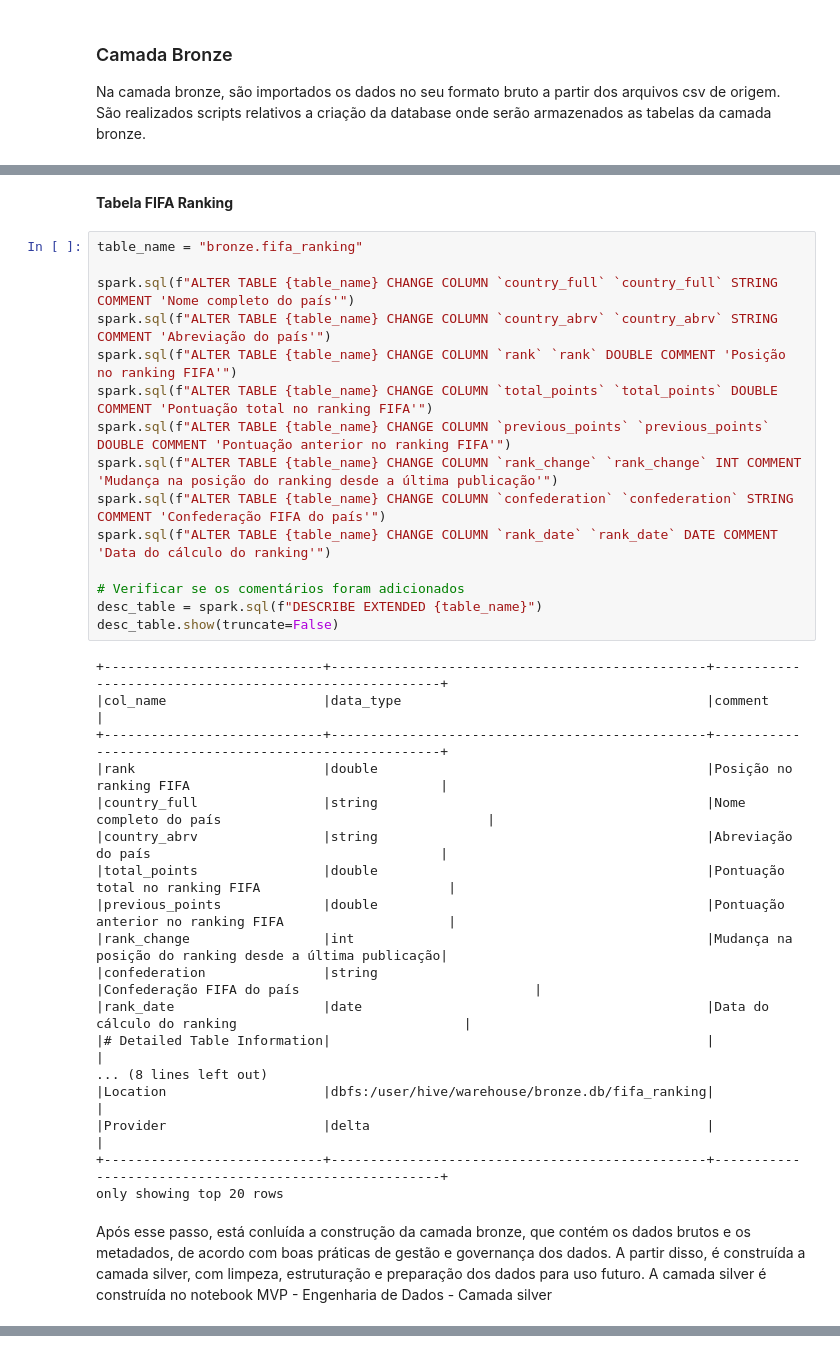
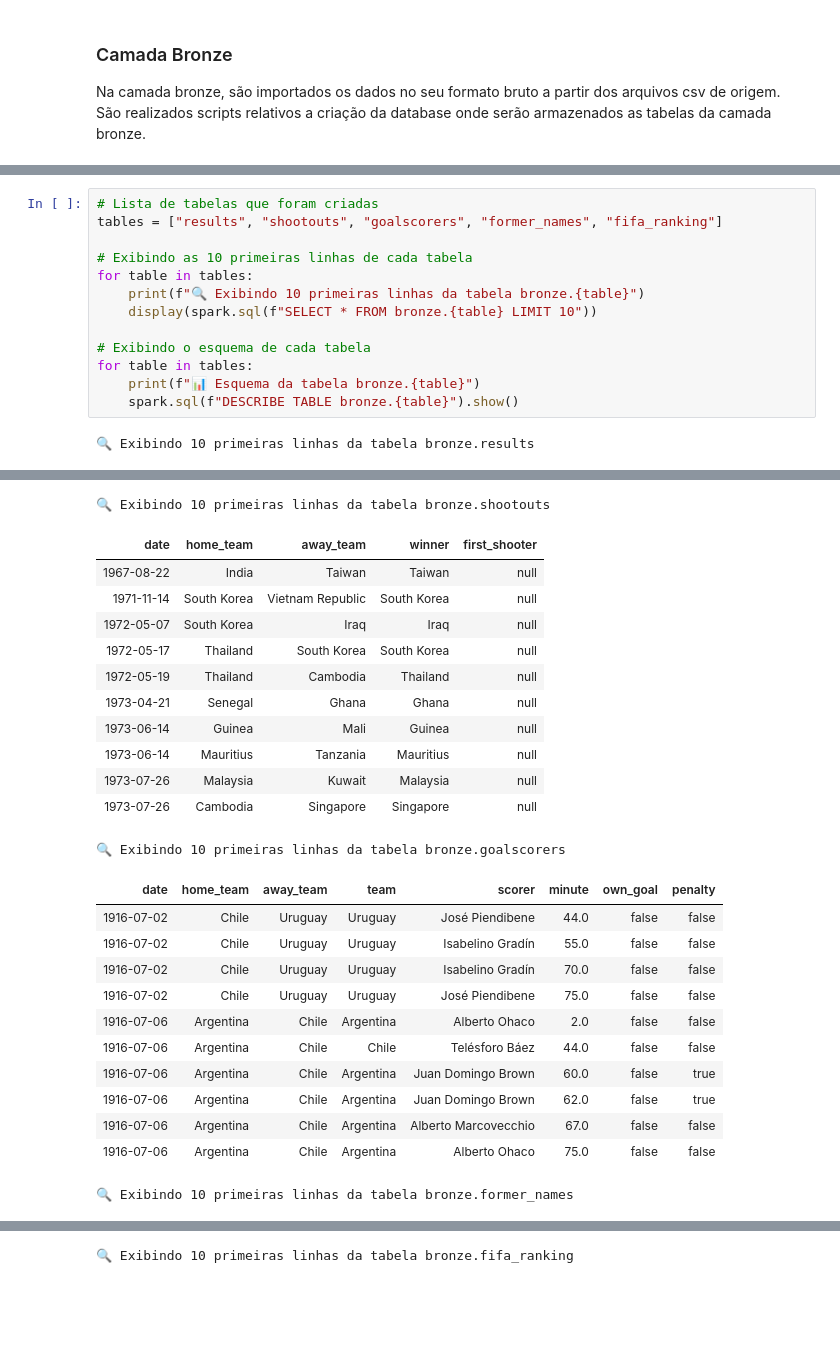
Before and after one commit to MarcelLopes7/Engenharia-de-Dados, a Jupyter notebook: MVP - Engenharia de Dados - Objetivo, coleta de dados e camada bronze.ipynb, the cells around one changed output, grey strips where cells are left out. Drawn from its saved outputs; the diff is of its cells as text; blank space fills up the shorter version.

```diff
--- a/MVP - Engenharia de Dados - Objetivo, coleta de dados e camada bronze.ipynb
+++ b/MVP - Engenharia de Dados - Objetivo, coleta de dados e camada bronze.ipynb
@@ -463,37 +114,15 @@ desc_table.show(truncate=False)
-# %% [markdown]
-**Tabela FIFA Ranking**
-# %%
-table_name = "bronze.fifa_ranking"
-
-spark.sql(f"ALTER TABLE {table_name} CHANGE COLUMN `country_full` `country_full` STRING COMMENT 'Nome completo do país'")
-spark.sql(f"ALTER TABLE {table_name} CHANGE COLUMN `country_abrv` `country_abrv` STRING COMMENT 'Abreviação do país'")
-spark.sql(f"ALTER TABLE {table_name} CHANGE COLUMN `rank` `rank` DOUBLE COMMENT 'Posição no ranking FIFA'")
-spark.sql(f"ALTER TABLE {table_name} CHANGE COLUMN `total_points` `total_points` DOUBLE COMMENT 'Pontuação total no ranking FIFA'")
-spark.sql(f"ALTER TABLE {table_name} CHANGE COLUMN `previous_points` `previous_points` DOUBLE COMMENT 'Pontuação anterior no ranking FIFA'")
-spark.sql(f"ALTER TABLE {table_name} CHANGE COLUMN `rank_change` `rank_change` INT COMMENT 'Mudança na posição do ranking desde a última publicação'")
-spark.sql(f"ALTER TABLE {table_name} CHANGE COLUMN `confederation` `confederation` STRING COMMENT 'Confederação FIFA do país'")
-spark.sql(f"ALTER TABLE {table_name} CHANGE COLUMN `rank_date` `rank_date` DATE COMMENT 'Data do cálculo do ranking'")
-
-# Verificar se os comentários foram adicionados
-desc_table = spark.sql(f"DESCRIBE EXTENDED {table_name}")
-desc_table.show(truncate=False)
-# %% [output]
-+----------------------------+------------------------------------------------+-------------------------------------------------------+
-|col_name                    |data_type                                       |comment                                                |
-+----------------------------+------------------------------------------------+-------------------------------------------------------+
-|rank                        |double                                          |Posição no ranking FIFA                                |
-|country_full                |string                                          |Nome completo do país                                  |
-|country_abrv                |string                                          |Abreviação do país                                     |
-|total_points                |double                                          |Pontuação total no ranking FIFA                        |
-|previous_points             |double                                          |Pontuação anterior no ranking FIFA                     |
-|rank_change                 |int                                             |Mudança na posição do ranking desde a última publicação|
-|confederation               |string                                          |Confederação FIFA do país                              |
-|rank_date                   |date                                            |Data do cálculo do ranking                             |
-|# Detailed Table Information|                                                |                                                       |
-... (8 lines left out)
-|Location                    |dbfs:/user/hive/warehouse/bronze.db/fifa_ranking|                                                       |
-|Provider                    |delta                                           |                                                       |
-+----------------------------+------------------------------------------------+-------------------------------------------------------+
-only showing top 20 rows
-# %% [markdown]
-Após esse passo, está conluída a construção da camada bronze, que contém os dados brutos e os metadados, de acordo com boas práticas de gestão e governança dos dados. A partir disso, é construída a camada silver, com limpeza, estruturação e preparação dos dados para uso futuro. A camada silver é construída no notebook MVP - Engenharia de Dados - Camada silver
+# %%
+# Lista de tabelas que foram criadas
+tables = ["results", "shootouts", "goalscorers", "former_names", "fifa_ranking"]
+
+# Exibindo as 10 primeiras linhas de cada tabela
+for table in tables:
+    print(f"🔍 Exibindo 10 primeiras linhas da tabela bronze.{table}")
+    display(spark.sql(f"SELECT * FROM bronze.{table} LIMIT 10"))
+
+# Exibindo o esquema de cada tabela
+for table in tables:
+    print(f"📊 Esquema da tabela bronze.{table}")
+    spark.sql(f"DESCRIBE TABLE bronze.{table}").show()
+# %% [output]
+🔍 Exibindo 10 primeiras linhas da tabela bronze.results
@@ -499,0 +140,25 @@ Após esse passo, está conluída a construção da camada bronze, que contém o
+🔍 Exibindo 10 primeiras linhas da tabela bronze.shootouts
+| date | home_team | away_team | winner | first_shooter |
+| 1967-08-22 | India | Taiwan | Taiwan | null |
+| 1971-11-14 | South Korea | Vietnam Republic | South Korea | null |
+| 1972-05-07 | South Korea | Iraq | Iraq | null |
+| 1972-05-17 | Thailand | South Korea | South Korea | null |
+| 1972-05-19 | Thailand | Cambodia | Thailand | null |
+| 1973-04-21 | Senegal | Ghana | Ghana | null |
+| 1973-06-14 | Guinea | Mali | Guinea | null |
+| 1973-06-14 | Mauritius | Tanzania | Mauritius | null |
+| 1973-07-26 | Malaysia | Kuwait | Malaysia | null |
+| 1973-07-26 | Cambodia | Singapore | Singapore | null |
+🔍 Exibindo 10 primeiras linhas da tabela bronze.goalscorers
+| date | home_team | away_team | team | scorer | minute | own_goal | penalty |
+| 1916-07-02 | Chile | Uruguay | Uruguay | José Piendibene | 44.0 | false | false |
+| 1916-07-02 | Chile | Uruguay | Uruguay | Isabelino Gradín | 55.0 | false | false |
+| 1916-07-02 | Chile | Uruguay | Uruguay | Isabelino Gradín | 70.0 | false | false |
+| 1916-07-02 | Chile | Uruguay | Uruguay | José Piendibene | 75.0 | false | false |
+| 1916-07-06 | Argentina | Chile | Argentina | Alberto Ohaco | 2.0 | false | false |
+| 1916-07-06 | Argentina | Chile | Chile | Telésforo Báez | 44.0 | false | false |
+| 1916-07-06 | Argentina | Chile | Argentina | Juan Domingo Brown | 60.0 | false | true |
+| 1916-07-06 | Argentina | Chile | Argentina | Juan Domingo Brown | 62.0 | false | true |
+| 1916-07-06 | Argentina | Chile | Argentina | Alberto Marcovecchio | 67.0 | false | false |
+| 1916-07-06 | Argentina | Chile | Argentina | Alberto Ohaco | 75.0 | false | false |
+🔍 Exibindo 10 primeiras linhas da tabela bronze.former_names
@@ -499,0 +176 @@ Após esse passo, está conluída a construção da camada bronze, que contém o
+🔍 Exibindo 10 primeiras linhas da tabela bronze.fifa_ranking
```
Also changed, not shown: parts of 34 cells of this notebook.
